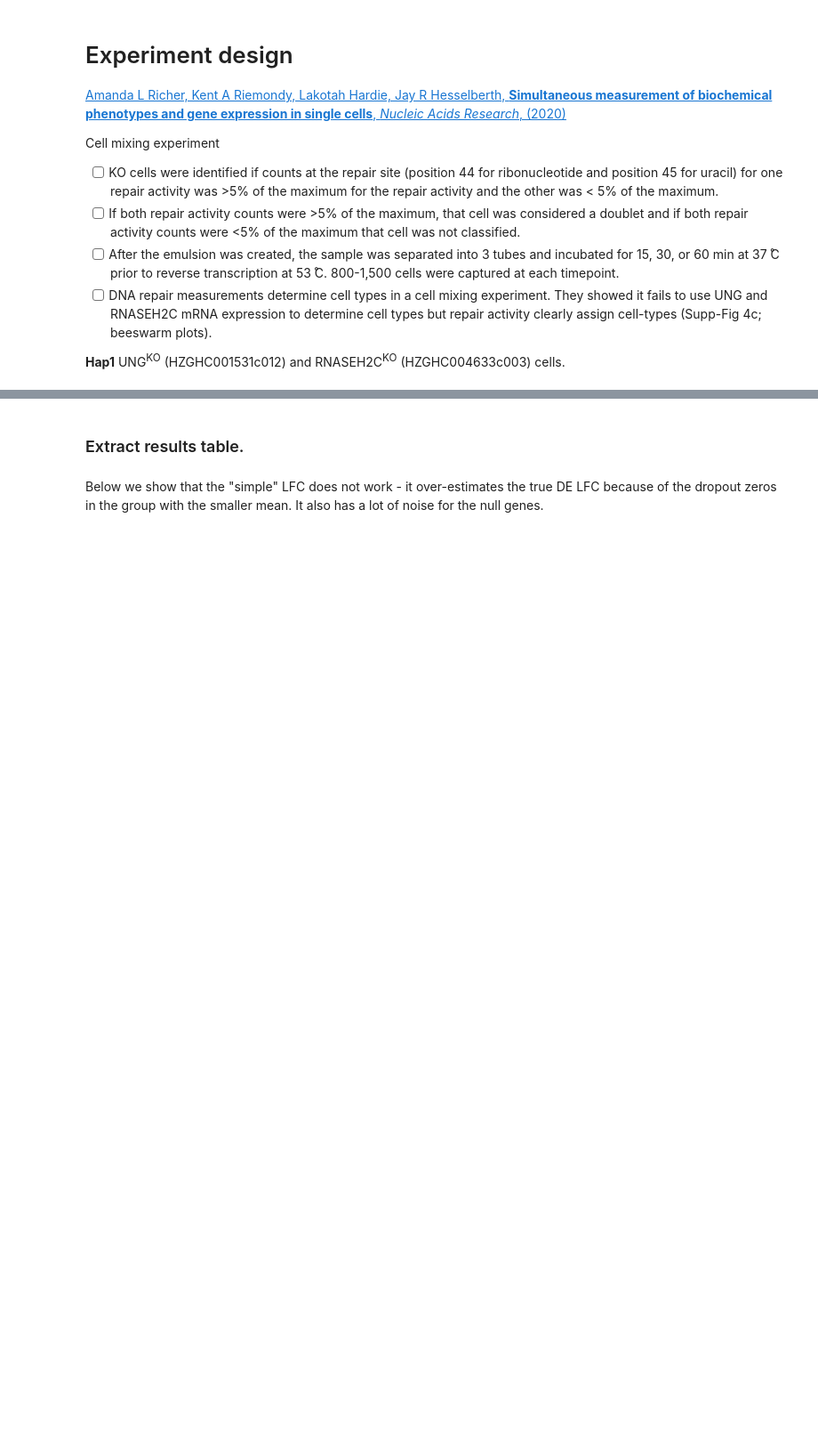
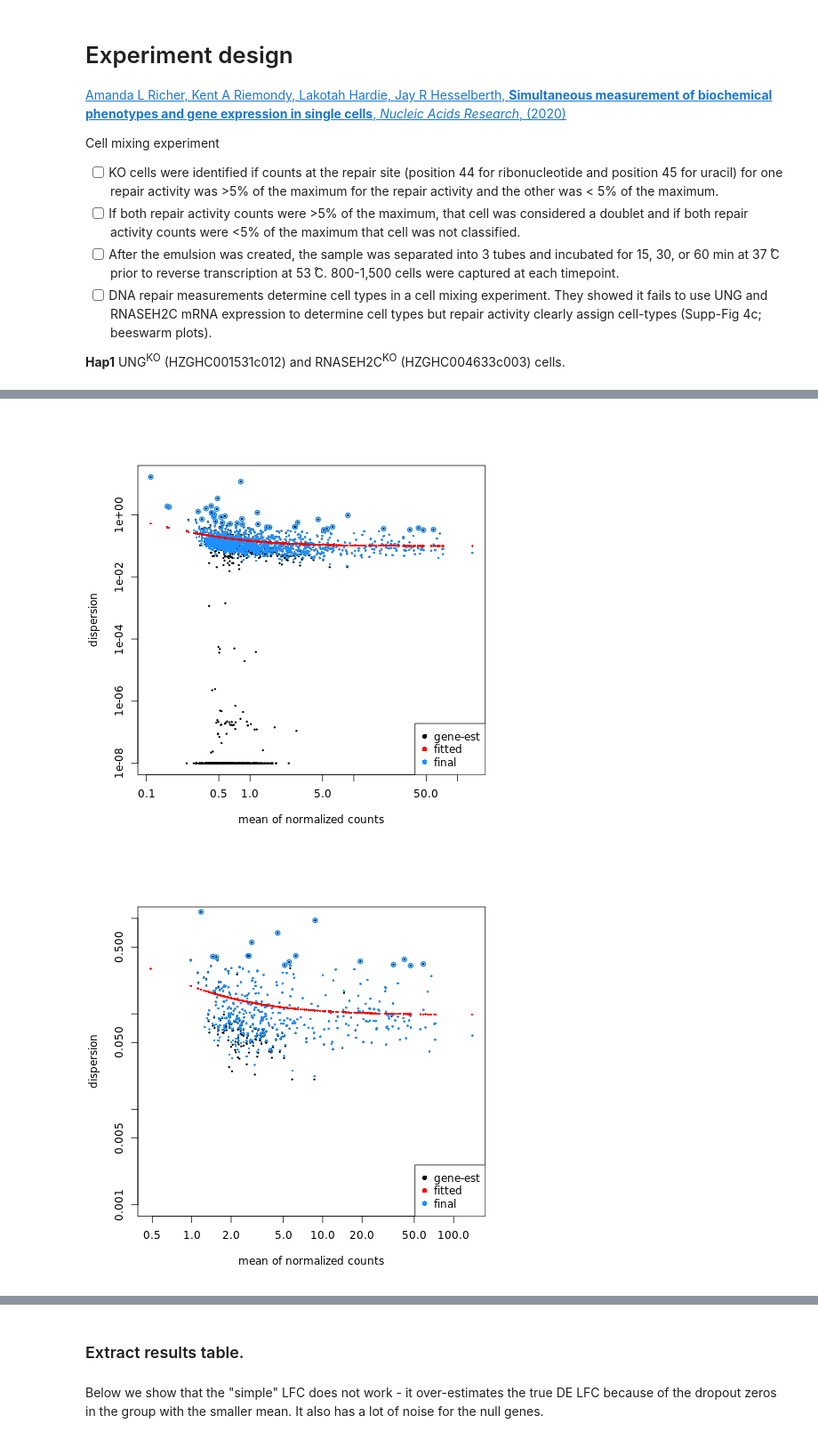
Before and after one commit to abearab/sc-haircut-net, a Jupyter notebook: differential-analysis.ipynb, the cells around one changed output, grey strips where cells are left out. Shown at 89% size. Drawn from its saved outputs; the diff is of its cells as text; code cells hidden in the pictures; blank space fills up the shorter version.

```diff
--- a/differential-analysis.ipynb
+++ b/differential-analysis.ipynb
@@ -145,0 +264,5 @@ abline(0,1,col="red")
+# %%
+%%R
+dds_dU = runDESeq(sce, ~dU+time+dU:time )
+saveRDS(dds_dU, 'dds_dU.rds')
+remove(dds_dU)
@@ -145,0 +285,6 @@ abline(0,1,col="red")
+# %%
+%%R
+plotDisp(dds_dU)
+# %% [output]
+[figure, added]
+[figure, added]
```
Also changed, not shown: parts of 66 cells of this notebook, 3 other files.
